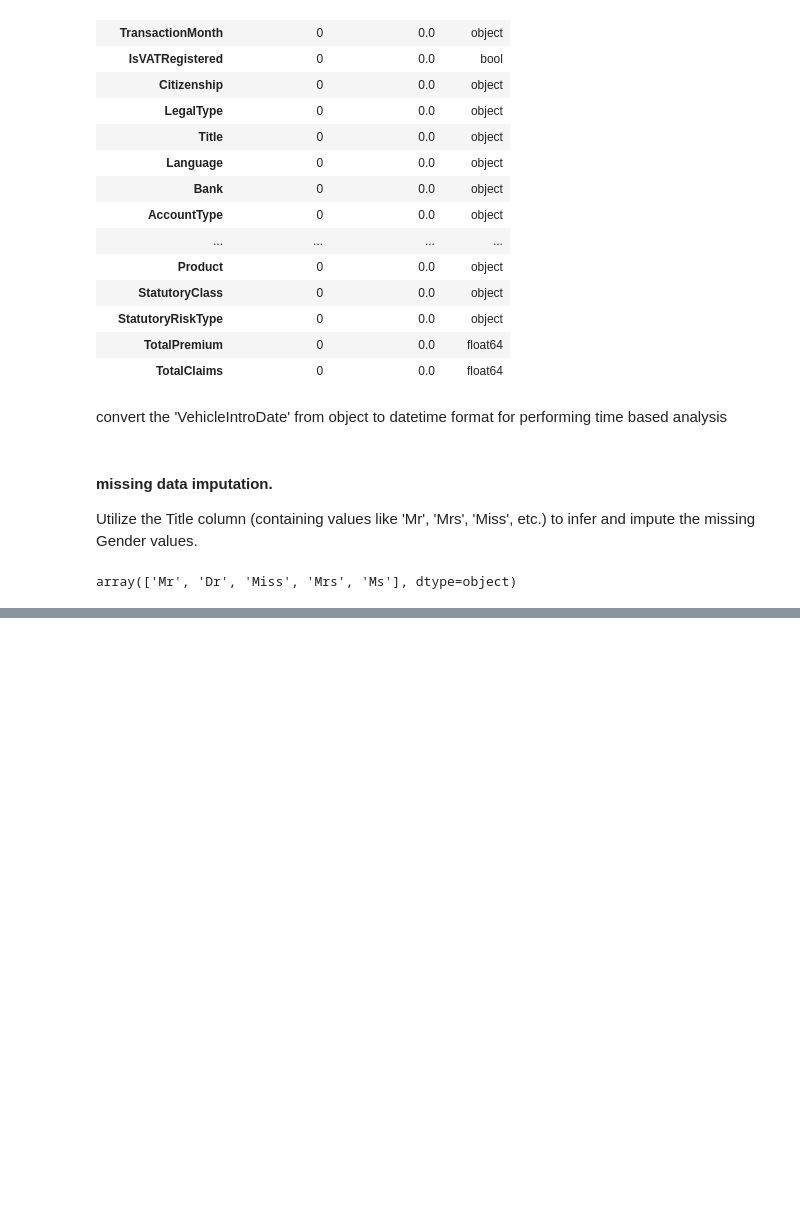
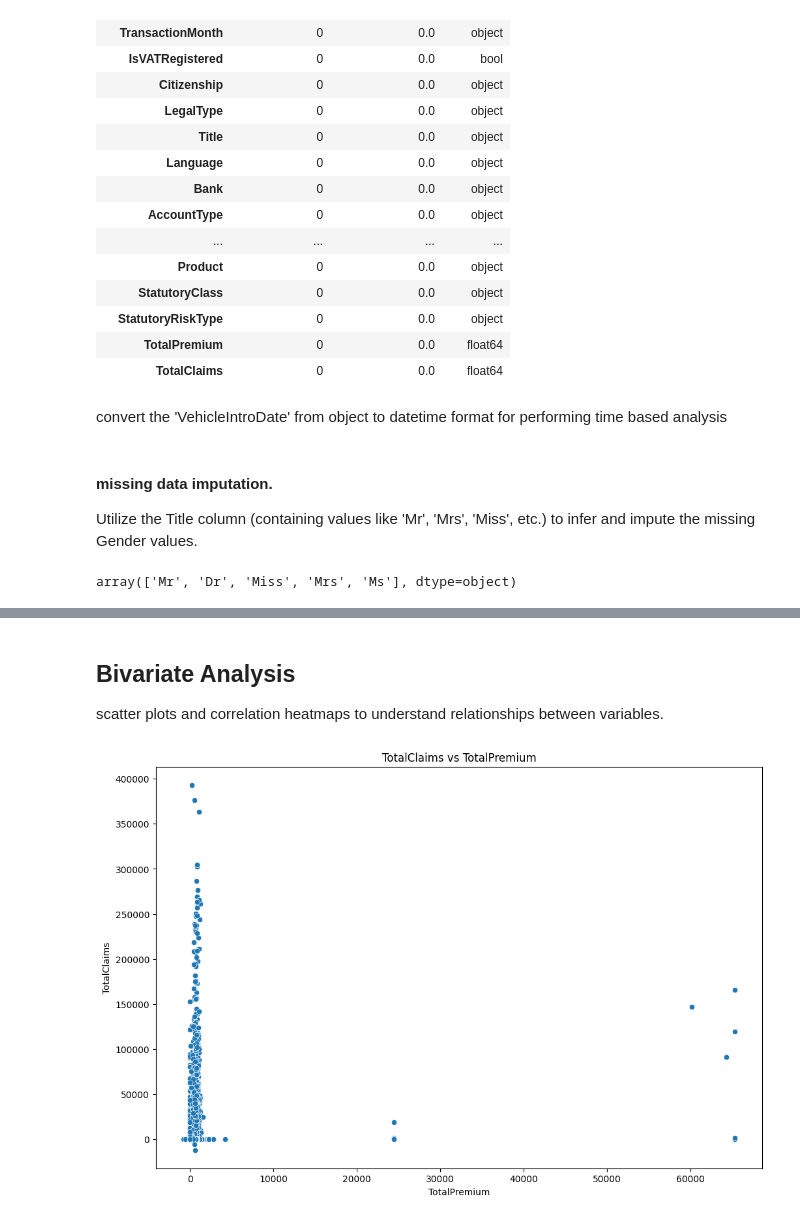
Before and after one commit to Gemechu90/AlphaCare-InsuranceAnalytics, a Jupyter notebook: notebooks/insurance_EDA.ipynb, the cells around one changed output, grey strips where cells are left out. Saved outputs shown, nothing was run; the diff lists cells and outputs as text; code cells hidden in the pictures; blank space fills up the shorter version.

```diff
--- a/notebooks/insurance_EDA.ipynb
+++ b/notebooks/insurance_EDA.ipynb
@@ -253,0 +320,9 @@ array(['Mr', 'Dr', 'Miss', 'Mrs', 'Ms'], dtype=object)
+# %% [markdown]
+## Bivariate Analysis
+scatter plots and correlation heatmaps to understand relationships between variables.
+# %%
+# scatter plot of 'TotalPremium' and 'TotalClaims'
+
+plot_scatter( df, 'TotalPremium', 'TotalClaims')
+# %% [output]
+[figure, added]
```
Also changed, not shown: parts of 43 cells of this notebook.
